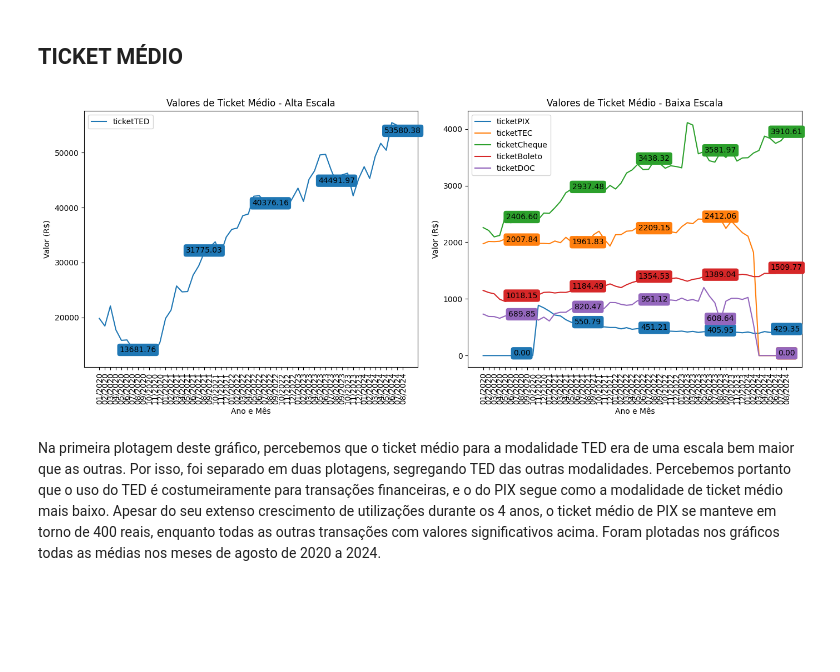
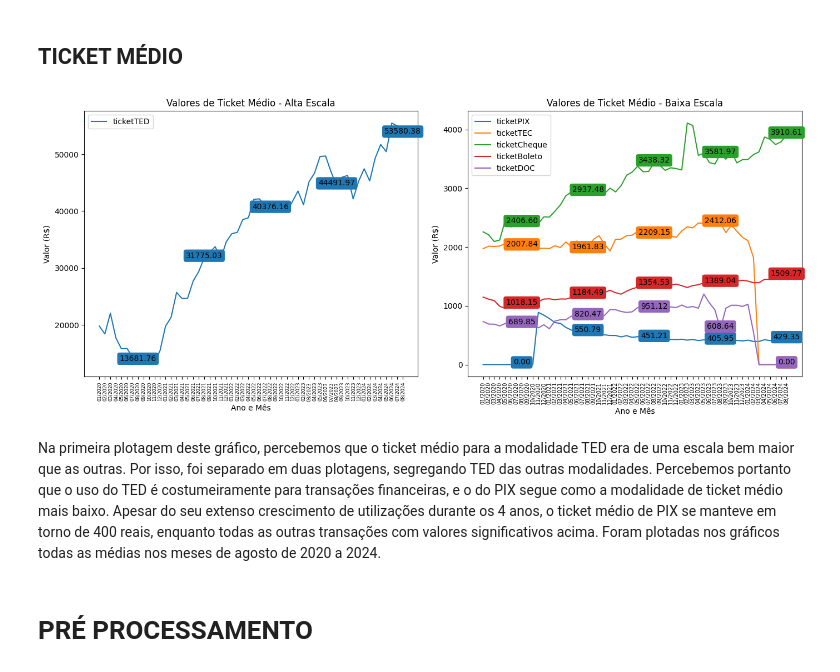
Before and after one commit to guilhermegfv/sprint_analisededados, a Jupyter notebook: Notebook/MVP_AnaliseDeDados.ipynb, the cells around one changed output. Cells and saved outputs as stored; diff of their text form; code cells hidden in the pictures; blank space fills up the shorter version.

```diff
--- a/Notebook/MVP_AnaliseDeDados.ipynb
+++ b/Notebook/MVP_AnaliseDeDados.ipynb
@@ -235,7 +280,9 @@ plt.show()
 # Definindo o eixo x e as colunas que serão plotadas
 x = df_quantidade['MesAno']
 columns_to_plot = ['percPix', 'percTED', 'percTEC', 'percCheque', 'percBoleto', 'percDOC']
+colors = ['cornflowerblue', 'darkorange', 'green', 'red', 'darkorchid', 'brown']
 
+#Seleção de alguns meses em específico para inserção de rótulo de dados.
 months_to_include = ['10/2020', '12/2020', '02/2021', '04/2021','06/2021','08/2024']
 mask = x.isin(months_to_include)
 x_filtered = x[mask]
@@ -244,8 +291,8 @@ df_filtered = df_quantidade[mask]
 plt.figure(figsize=(10,6))
 
 
-for col in columns_to_plot:
-    plt.plot(x, df_quantidade[col], label=col)
+for i, col in enumerate(columns_to_plot):
+    plt.plot(x, df_quantidade[col], label=col, color = colors[i])
 
     # Adicionando anotações para os pontos desejados apenas nas colunas especificadas
     if col in ['percPix', 'percBoleto', 'percTED']:
@@ -272,8 +319,6 @@ plt.legend()
 # Rotacionando o eixo x para melhor visualização, se necessário
 plt.xticks(rotation=90)
 
-
-
 # Exibindo o gráfico
 plt.tight_layout()
 plt.show()
@@ -403,7 +448,7 @@ Aqui podemos perceber como o crescimento do PIX, em percentual monetário é mai
 # %%
 # Definindo o eixo x e as colunas que serão plotadas
 x = df_ticket['MesAno']
-columns_to_plot_high = ['ticketTED']  # Supondo que 'ticketPIX' é a coluna de maior valor
+columns_to_plot_high = ['ticketTED']
 columns_to_plot_low = ['ticketPIX', 'ticketTEC', 'ticketCheque', 'ticketBoleto', 'ticketDOC']
 
 
@@ -435,35 +480,37 @@ ax1.set_title('Valores de Ticket Médio - Alta Escala')
 ax1.set_xlabel('Ano e Mês')
 ax1.set_ylabel('Valor (R$)')
 ax1.legend()
-ax1.tick_params(axis='x', rotation=90)  # Rotacionando o eixo x
+ax1.tick_params(axis='x', rotation=90, labelsize = 6)  # Rotacionando o eixo x
 
 # Segundo gráfico para as colunas de baixa escala
 for col in columns_to_plot_low:
     ax2.plot(x, df_ticket[col], label=col)
     for (x_val, y_val) in zip(x_filtered, df_filtered[col]):
           ax2.annotate(
               f"{y_val:.2f}",
               (x_val, y_val),
               textcoords="offset points",
               xytext=(0, 0),
               ha='center',
               fontsize=10,
               bbox=dict(boxstyle="round,pad=0.3",
                         edgecolor='none',
                         facecolor=plt.gca().lines[columns_to_plot_low.index(col)].get_color()))
 
 ax2.set_title('Valores de Ticket Médio - Baixa Escala')
 ax2.set_xlabel('Ano e Mês')
 ax2.set_ylabel('Valor (R$)')
 ax2.legend()
-ax2.tick_params(axis='x', rotation=90)  # Rotacionando o eixo x
+ax2.tick_params(axis='x', rotation=90,labelsize = 7)  # Rotacionando o eixo x
 
 # Ajustando o layout para evitar sobreposição
 plt.tight_layout()
 
 # Exibindo os gráficos
 plt.show()
 # %% [output]
-[figure, old version]
+[figure, new version]
 # %% [markdown]
 Na primeira plotagem deste gráfico, percebemos que o ticket médio para a modalidade TED era de uma escala bem maior que as outras. Por isso, foi separado em duas plotagens, segregando TED das outras modalidades. Percebemos portanto que o uso do TED é costumeiramente para transações financeiras, e o do PIX segue como a modalidade de ticket médio mais baixo. Apesar do seu extenso crescimento de utilizações durante os 4 anos, o ticket médio de PIX se manteve em torno de 400 reais, enquanto todas as outras transações com valores significativos acima. Foram plotadas nos gráficos todas as médias nos meses de agosto de 2020 a 2024.
+# %% [markdown]
+# PRÉ PROCESSAMENTO
```
Also changed, not shown: parts of 41 cells of this notebook.
